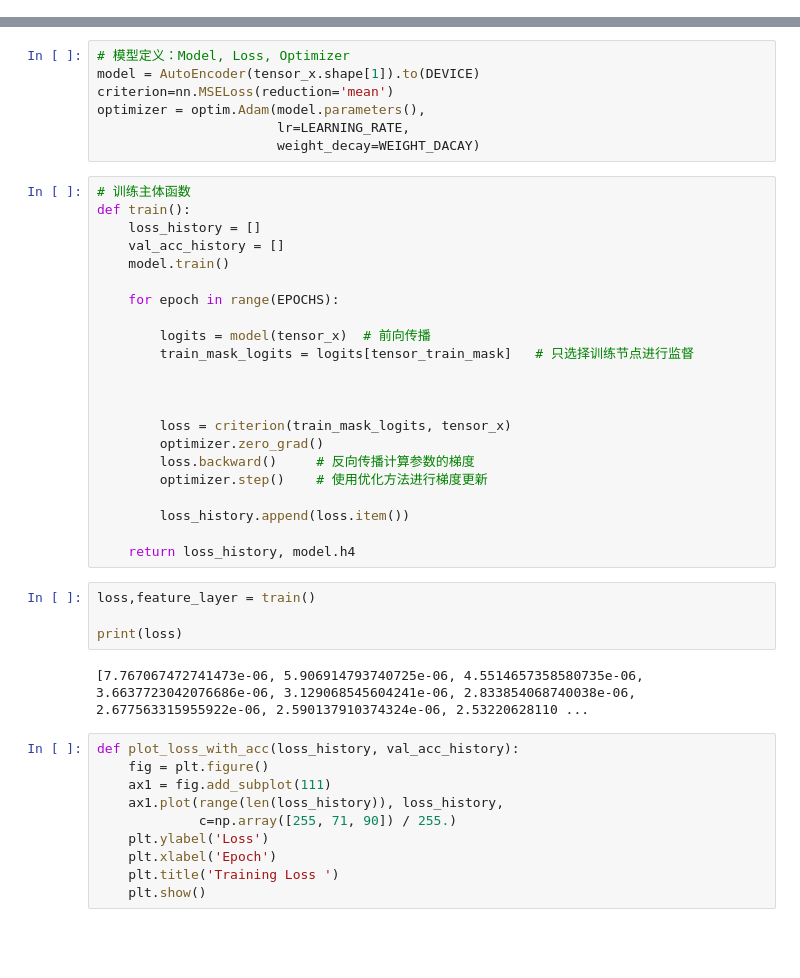
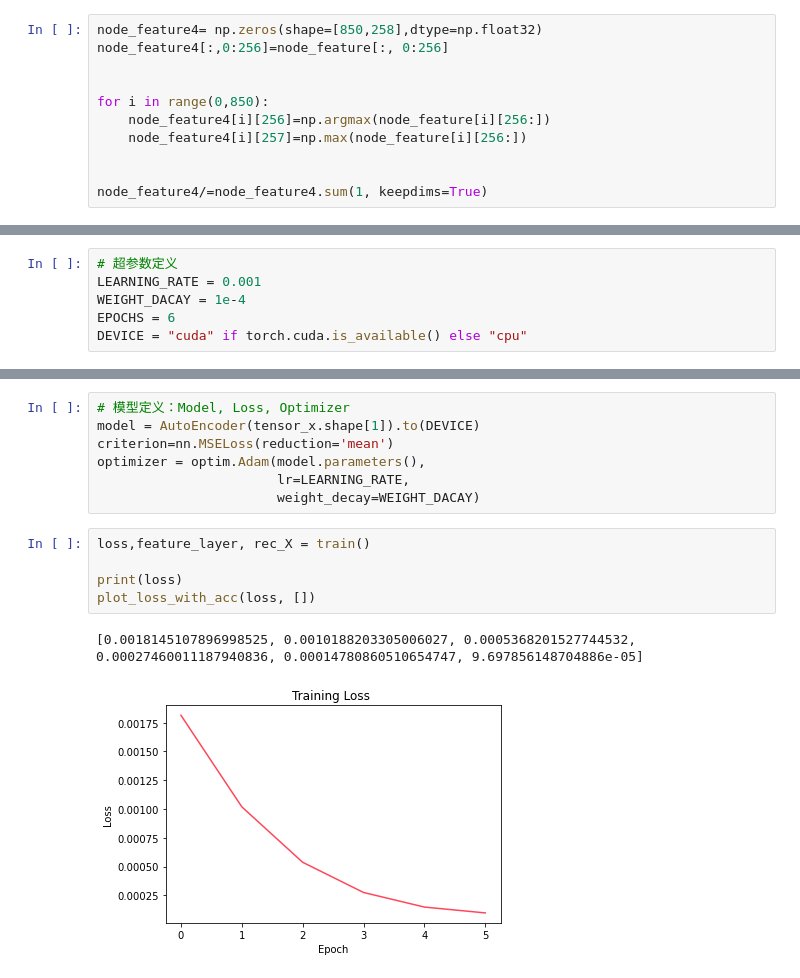
Before and after one commit to chesterzhang/EE-6680, a Jupyter notebook: script/autoencoder.ipynb, the cells around one changed output, grey strips where cells are left out. Cells and saved outputs as stored; diff of their text form; blank space fills up the shorter version.

```diff
--- a/script/autoencoder.ipynb
+++ b/script/autoencoder.ipynb
@@ -45,0 +90,11 @@ node_feature2/=node_feature2.sum(1, keepdims=True)
+# %%
+node_feature4= np.zeros(shape=[850,258],dtype=np.float32)
+node_feature4[:,0:256]=node_feature[:, 0:256]
+
+
+for i in range(0,850):
+    node_feature4[i][256]=np.argmax(node_feature[i][256:])
+    node_feature4[i][257]=np.max(node_feature[i][256:])
+
+
+node_feature4/=node_feature4.sum(1, keepdims=True)
@@ -113,0 +275,6 @@ tensor_train_mask = tensor_from_numpy(np.array(train_mask), DEVICE )
+# %%
+# 超参数定义
+LEARNING_RATE = 0.001
+WEIGHT_DACAY = 1e-4
+EPOCHS = 6
+DEVICE = "cuda" if torch.cuda.is_available() else "cpu"
@@ -118,41 +307,11 @@ criterion=nn.MSELoss(reduction='mean')
 optimizer = optim.Adam(model.parameters(),
                        lr=LEARNING_RATE,
                        weight_decay=WEIGHT_DACAY)
-# %%
-# 训练主体函数
-def train():
-    loss_history = []
-    val_acc_history = []
-    model.train()
-
-    for epoch in range(EPOCHS):
-
-        logits = model(tensor_x)  # 前向传播
-        train_mask_logits = logits[tensor_train_mask]   # 只选择训练节点进行监督
-
-
-
-        loss = criterion(train_mask_logits, tensor_x)
-        optimizer.zero_grad()
-        loss.backward()     # 反向传播计算参数的梯度
-        optimizer.step()    # 使用优化方法进行梯度更新
-
-        loss_history.append(loss.item())
-
-    return loss_history, model.h4
 # %%
-loss,feature_layer = train()
+loss,feature_layer, rec_X = train()
 
 print(loss)
+plot_loss_with_acc(loss, [])
 # %% [output]
-[7.767067472741473e-06, 5.906914793740725e-06, 4.5514657358580735e-06, 3.6637723042076686e-06, 3.129068545604241e-06, 2.833854068740038e-06, 2.677563315955922e-06, 2.590137910374324e-06, 2.53220628110 ...
+[0.0018145107896998525, 0.0010188203305006027, 0.0005368201527744532, 0.00027460011187940836, 0.00014780860510654747, 9.697856148704886e-05]
+[figure, added]
-# %%
-def plot_loss_with_acc(loss_history, val_acc_history):
-    fig = plt.figure()
-    ax1 = fig.add_subplot(111)
-    ax1.plot(range(len(loss_history)), loss_history,
-             c=np.array([255, 71, 90]) / 255.)
-    plt.ylabel('Loss')
-    plt.xlabel('Epoch')
-    plt.title('Training Loss ')
-    plt.show()
```
Also changed, not shown: parts of 20 cells of this notebook.
